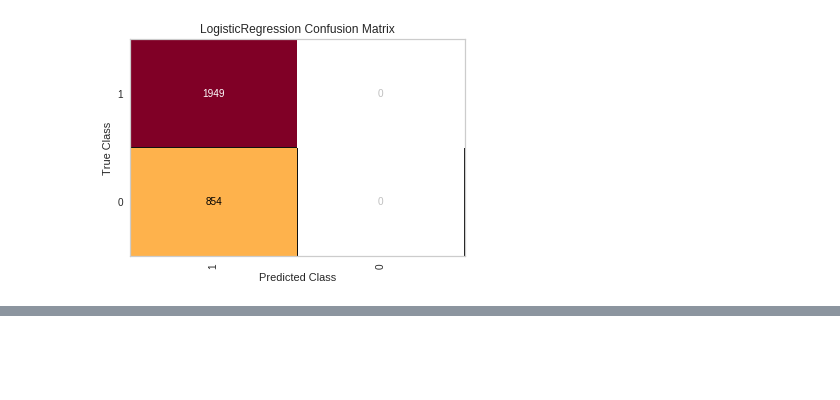
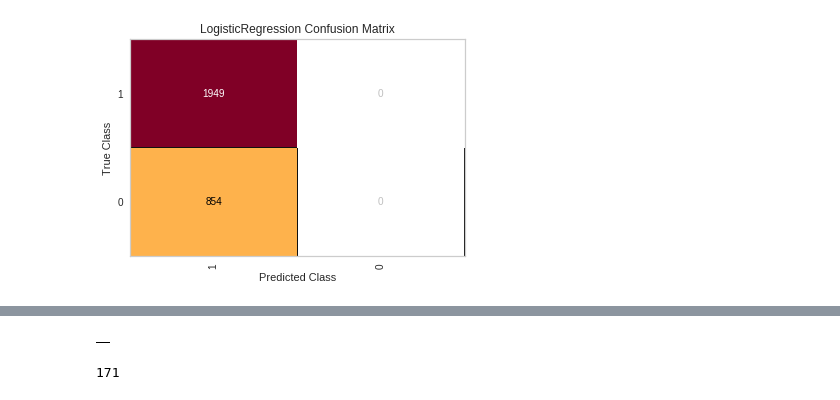
Before and after one commit to ONSBigData/exploring_companies_house, a Jupyter notebook: 13-er-data_checking-confidence-metric.ipynb, the cells around one changed output, grey strips where cells are left out. Cells and saved outputs as stored; diff of their text form; code cells hidden in the pictures; blank space fills up the shorter version.

```diff
--- a/13-er-data_checking-confidence-metric.ipynb
+++ b/13-er-data_checking-confidence-metric.ipynb
@@ -259,0 +336,17 @@ g=model_report.poof()
+# %%
+agg_error_df = pd.DataFrame()
+for key in error_dict:
+
+    error_mask = [reason in error_dict[key]
+                  for reason in errors_df.notes.to_list()]
+
+    error_count = errors_df[error_mask].counts.sum()
+    agg_error_df.append({"error": key, "number" : error_count}, ignore_index=True)
+# %%
+agg_error_df
+# %% [output]
+|  |
+# %%
+errors_df[error_mask].counts.sum()
+# %% [output]
+171
```
Also changed, not shown: parts of 15 cells of this notebook, 3 other files.
